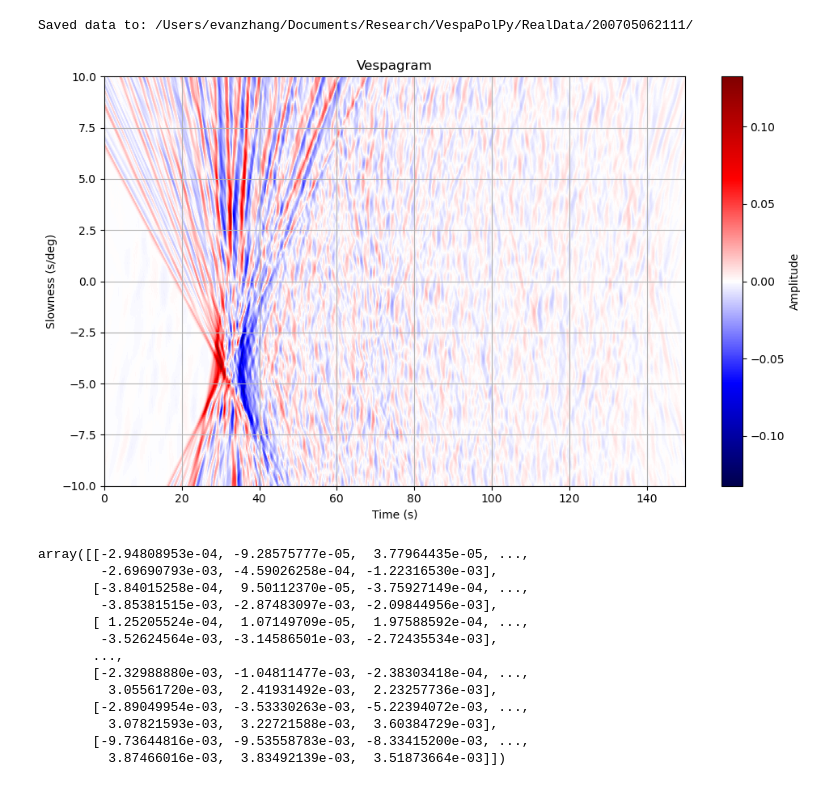
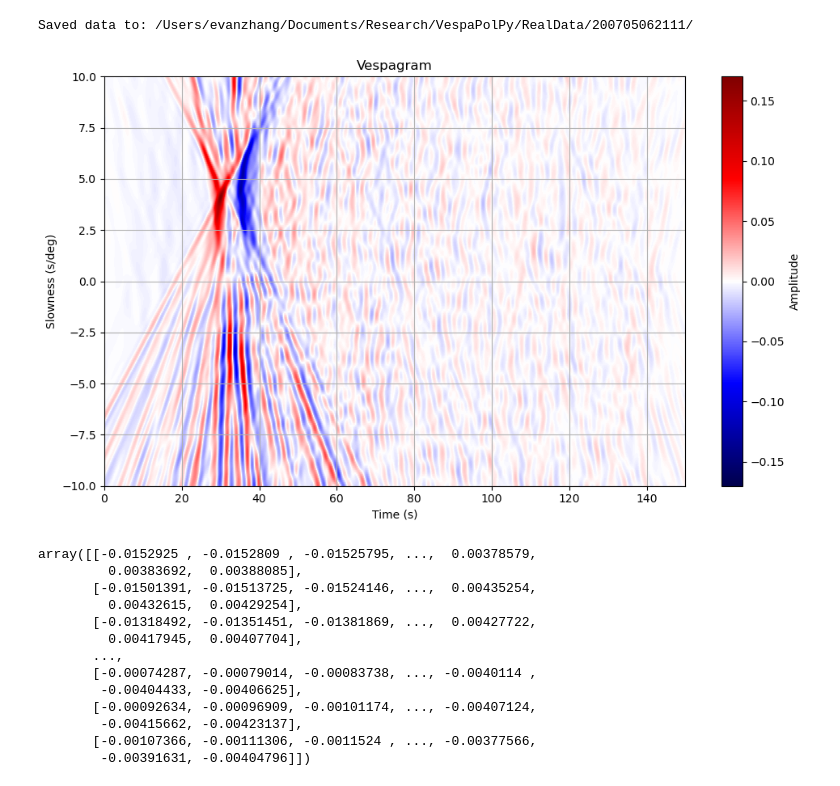
Before and after one commit to evanzzq/VespaPolPy, a Jupyter notebook: Debug.ipynb, the cells around one changed output. Cells and saved outputs as stored; diff of their text form; code cells hidden in the pictures.

```diff
--- a/Debug.ipynb
+++ b/Debug.ipynb
@@ -230,52 +230,57 @@ prepare__inputs_from_sac(data_dir, output_dir)
 # %% [output]
 Saved data to: /Users/evanzhang/Documents/Research/VespaPolPy/RealData/200705062111/
 # %%
-from vespainv.utils import make_vespagram, dest_point
+from vespainv.utils import make_vespagram, dest_point, bandpass
 import numpy as np
 import os, pickle
 
 isSyn = False
 evname = "200705062111"
 Uname = "UZ.csv"
 slow_grid = np.linspace(-10,10,201)
+isbp = True
+freqs = np.array([0.02, 0.5])
 
 if isSyn:
     datadir = "./SynData/"
 else:
     datadir = "./RealData/"
 
 U_obs = np.loadtxt(os.path.join(datadir, evname, Uname), delimiter=",")  # columns: data
 Utime = np.loadtxt(os.path.join(datadir, evname, "time.csv"), delimiter=",")  # columns: time
 metadata = np.loadtxt(os.path.join(datadir, evname, "station_metadata.csv"), delimiter=",", skiprows=1)
+
+if isbp:
+    U_obs = bandpass(U_obs, 1/(Utime[1]-Utime[0]), freqs[0], freqs[1])
 
 if isSyn:
     with open(os.path.join(datadir, evname, "synPrior.pkl"), "rb") as f:
         prior = pickle.load(f)
     refLat = prior.refLat
     refLon = prior.refLon
     srcLat = prior.srcLat
     srcLon = prior.srcLon
     refBaz = prior.refBaz
 else:
     srcLat, srcLon = np.loadtxt(os.path.join(datadir, evname, "eventinfo.csv"), delimiter=",", skiprows=1)
     refLat, refLon = dest_point(srcLat, srcLon, np.mean(metadata[:,1]), np.mean(metadata[:,0]))
 
 make_vespagram(U=U_obs, time=Utime, metadata=metadata, refLat=refLat, refLon=refLon, srcLat=srcLat, srcLon=srcLon, slow_grid=slow_grid)
 # %% [output]
-[figure, old version]
+[figure, new version]
-array([[-2.94808953e-04, -9.28575777e-05,  3.77964435e-05, ...,
-        -2.69690793e-03, -4.59026258e-04, -1.22316530e-03],
-       [-3.84015258e-04,  9.50112370e-05, -3.75927149e-04, ...,
-        -3.85381515e-03, -2.87483097e-03, -2.09844956e-03],
-       [ 1.25205524e-04,  1.07149709e-05,  1.97588592e-04, ...,
-        -3.52624564e-03, -3.14586501e-03, -2.72435534e-03],
+array([[-0.0152925 , -0.0152809 , -0.01525795, ...,  0.00378579,
+         0.00383692,  0.00388085],
+       [-0.01501391, -0.01513725, -0.01524146, ...,  0.00435254,
+         0.00432615,  0.00429254],
+       [-0.01318492, -0.01351451, -0.01381869, ...,  0.00427722,
+         0.00417945,  0.00407704],
        ...,
-       [-2.32988880e-03, -1.04811477e-03, -2.38303418e-04, ...,
-         3.05561720e-03,  2.41931492e-03,  2.23257736e-03],
-       [-2.89049954e-03, -3.53330263e-03, -5.22394072e-03, ...,
-         3.07821593e-03,  3.22721588e-03,  3.60384729e-03],
-       [-9.73644816e-03, -9.53558783e-03, -8.33415200e-03, ...,
-         3.87466016e-03,  3.83492139e-03,  3.51873664e-03]])
+       [-0.00074287, -0.00079014, -0.00083738, ..., -0.0040114 ,
+        -0.00404433, -0.00406625],
+       [-0.00092634, -0.00096909, -0.00101174, ..., -0.00407124,
+        -0.00415662, -0.00423137],
+       [-0.00107366, -0.00111306, -0.0011524 , ..., -0.00377566,
+        -0.00391631, -0.00404796]])
 # %%
 import numpy as np
 import matplotlib.pyplot as plt
```
Also changed, not shown: parts of 1 cell of this notebook, 24 other files.
